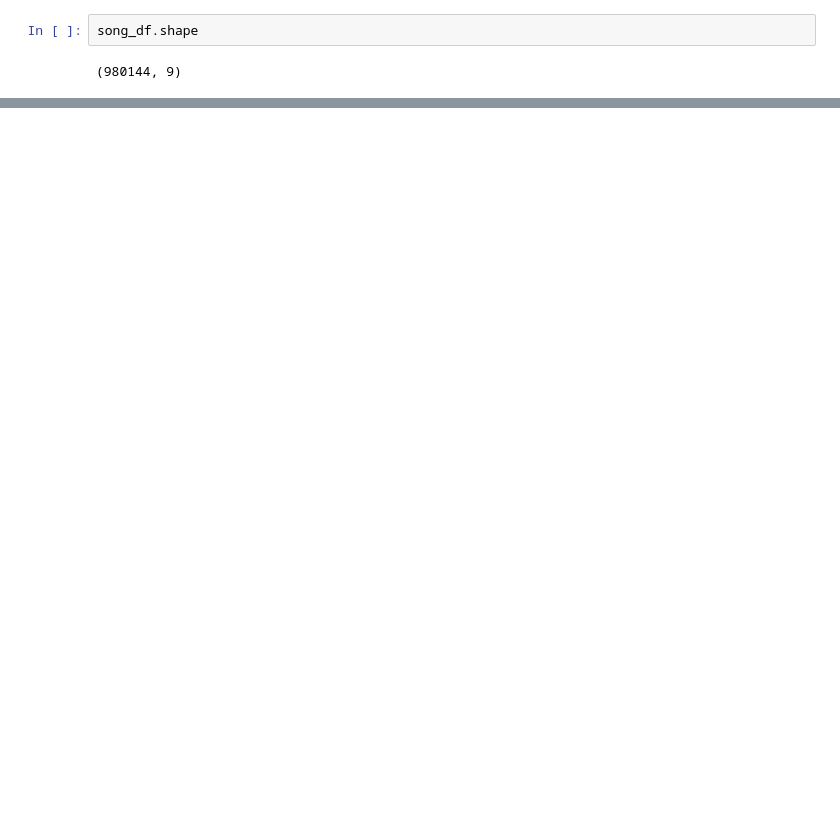
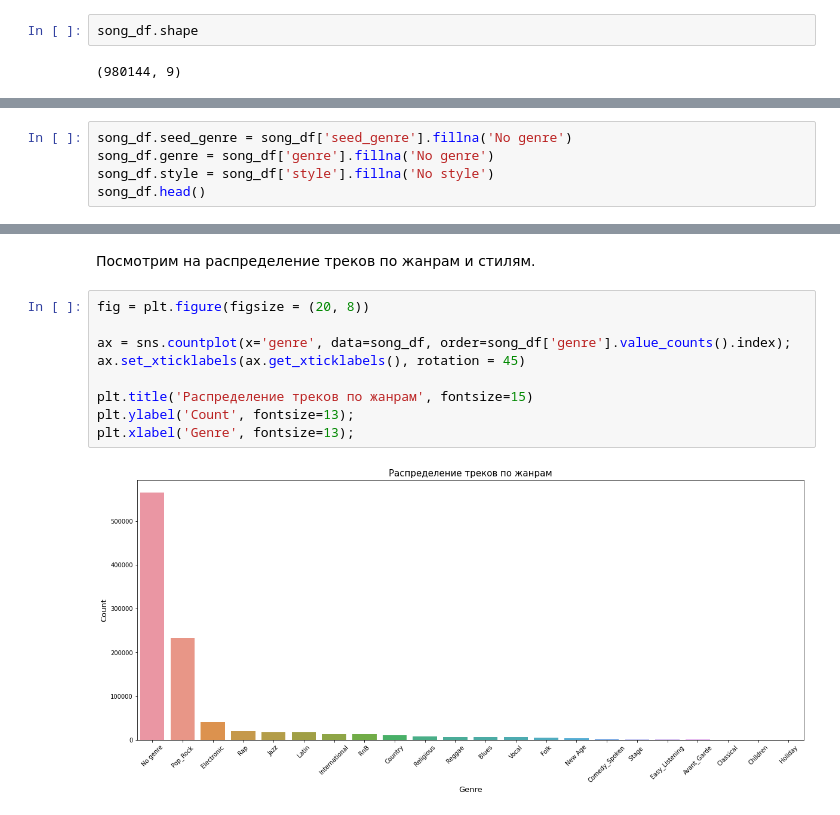
Before and after one commit to maxgalanov/RecSysYearProject, a Jupyter notebook: hse_rec_sys/notebooks/Data.ipynb, the cells around one changed output, grey strips where cells are left out. Cells and saved outputs as stored; diff of their text form; blank space fills up the shorter version.

```diff
--- a/hse_rec_sys/notebooks/Data.ipynb
+++ b/hse_rec_sys/notebooks/Data.ipynb
@@ -437,0 +302,5 @@ user_song_df.head()
+# %%
+song_df.seed_genre = song_df['seed_genre'].fillna('No genre')
+song_df.genre = song_df['genre'].fillna('No genre')
+song_df.style = song_df['style'].fillna('No style')
+song_df.head()
@@ -437,0 +341,13 @@ user_song_df.head()
+# %% [markdown]
+Посмотрим на распределение треков по жанрам и стилям.
+# %%
+fig = plt.figure(figsize = (20, 8))
+
+ax = sns.countplot(x='genre', data=song_df, order=song_df['genre'].value_counts().index);
+ax.set_xticklabels(ax.get_xticklabels(), rotation = 45)
+
+plt.title('Распределение треков по жанрам', fontsize=15)
+plt.ylabel('Count', fontsize=13);
+plt.xlabel('Genre', fontsize=13);
+# %% [output]
+[figure, added]
```
Also changed, not shown: parts of 85 cells of this notebook.
